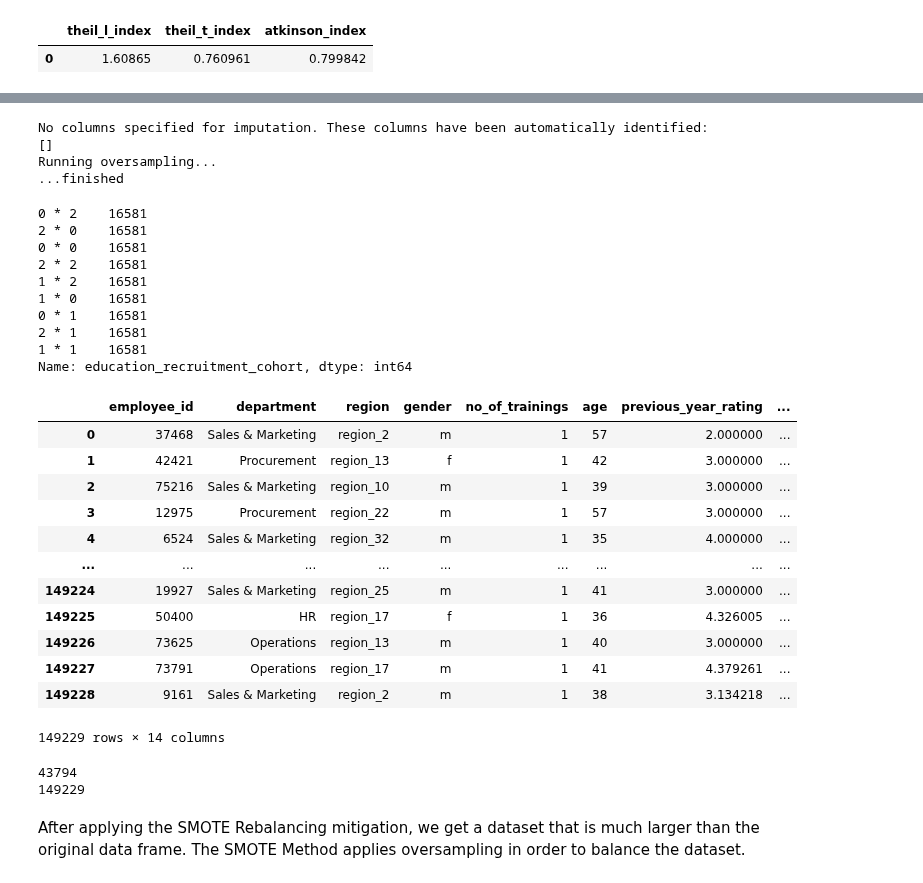
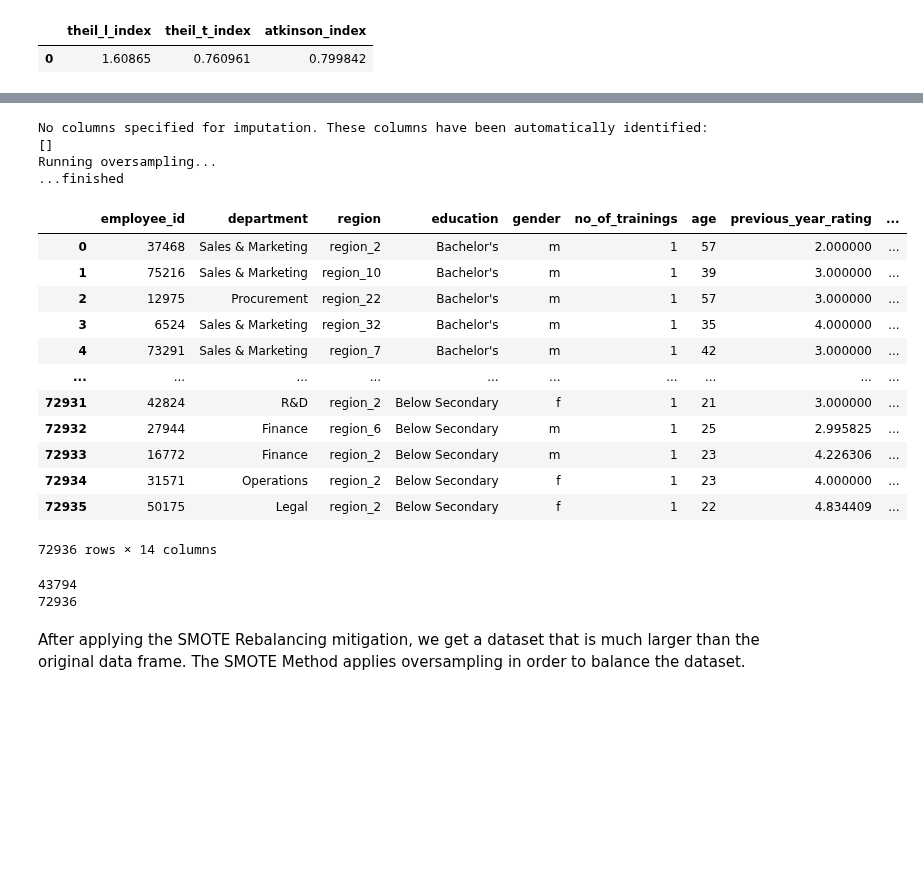
Before and after one commit to microsoft/responsible-ai-toolbox-mitigations, a Jupyter notebook: notebooks/data_balance_e2e.ipynb, the cells around one changed output, grey strips where cells are left out. Drawn from its saved outputs; the diff is of its cells as text; code cells hidden in the pictures; blank space fills up the shorter version.

```diff
--- a/notebooks/data_balance_e2e.ipynb
+++ b/notebooks/data_balance_e2e.ipynb
@@ -334,23 +292,0 @@ Name: education_recruitment_cohort, dtype: int64
-# %%
-rebalance = dp.Rebalance(
-				df=train_df2,
-				rebalance_col='education_recruitment_cohort',
-				k_neighbors=4
-			)
-smote_df = rebalance.fit_resample()
-smote_df['education_recruitment_cohort'].value_counts()
-# %% [output]
-No columns specified for imputation. These columns have been automatically identified:
-[]
-Running oversampling...
-...finished
-0 * 2    16581
-2 * 0    16581
-0 * 0    16581
-2 * 2    16581
-1 * 2    16581
-1 * 0    16581
-0 * 1    16581
-2 * 1    16581
-1 * 1    16581
-Name: education_recruitment_cohort, dtype: int64
@@ -361,26 +293,39 @@ smote_df = smote_df.drop(["education_recruitment_cohort"], axis=1)
-# %%
-smote_df = encoder.inverse_transform(smote_df)
-smote_df
-# %% [output]
-|  | employee_id | department | region | gender | no_of_trainings | age | previous_year_rating | ... |
-| 0 | 37468 | Sales & Marketing | region_2 | m | 1 | 57 | 2.000000 | ... |
-| 1 | 42421 | Procurement | region_13 | f | 1 | 42 | 3.000000 | ... |
-| 2 | 75216 | Sales & Marketing | region_10 | m | 1 | 39 | 3.000000 | ... |
-| 3 | 12975 | Procurement | region_22 | m | 1 | 57 | 3.000000 | ... |
-| 4 | 6524 | Sales & Marketing | region_32 | m | 1 | 35 | 4.000000 | ... |
-| ... | ... | ... | ... | ... | ... | ... | ... | ... |
-| 149224 | 19927 | Sales & Marketing | region_25 | m | 1 | 41 | 3.000000 | ... |
-| 149225 | 50400 | HR | region_17 | f | 1 | 36 | 4.326005 | ... |
-| 149226 | 73625 | Operations | region_13 | m | 1 | 40 | 3.000000 | ... |
-| 149227 | 73791 | Operations | region_17 | m | 1 | 41 | 4.379261 | ... |
-| 149228 | 9161 | Sales & Marketing | region_2 | m | 1 | 38 | 3.134218 | ... |
-149229 rows × 14 columns
+# %%
+# start by encoding the categorical data
+encoder = dp.EncoderOrdinal(col_encode=categorical_cols)
+train_df2 = train_df.copy()
+encoder.fit(train_df2)
+train_df2 = encoder.transform(train_df2)
+
+rebalance = dp.Rebalance(k_neighbors=4)
+smote_df = rebalance.fit_resample(df=train_df2, rebalance_col='recruitment_channel', cohorts=['education'])
+
+smote_df = encoder.inverse_transform(smote_df)
+smote_df
+# %% [output]
+No columns specified for imputation. These columns have been automatically identified:
+[]
+Running oversampling...
+...finished
+|  | employee_id | department | region | education | gender | no_of_trainings | age | previous_year_rating | ... |
+| 0 | 37468 | Sales & Marketing | region_2 | Bachelor's | m | 1 | 57 | 2.000000 | ... |
+| 1 | 75216 | Sales & Marketing | region_10 | Bachelor's | m | 1 | 39 | 3.000000 | ... |
+| 2 | 12975 | Procurement | region_22 | Bachelor's | m | 1 | 57 | 3.000000 | ... |
+| 3 | 6524 | Sales & Marketing | region_32 | Bachelor's | m | 1 | 35 | 4.000000 | ... |
+| 4 | 73291 | Sales & Marketing | region_7 | Bachelor's | m | 1 | 42 | 3.000000 | ... |
+| ... | ... | ... | ... | ... | ... | ... | ... | ... | ... |
+| 72931 | 42824 | R&D | region_2 | Below Secondary | f | 1 | 21 | 3.000000 | ... |
+| 72932 | 27944 | Finance | region_6 | Below Secondary | m | 1 | 25 | 2.995825 | ... |
+| 72933 | 16772 | Finance | region_2 | Below Secondary | m | 1 | 23 | 4.226306 | ... |
+| 72934 | 31571 | Operations | region_2 | Below Secondary | f | 1 | 23 | 4.000000 | ... |
+| 72935 | 50175 | Legal | region_2 | Below Secondary | f | 1 | 22 | 4.834409 | ... |
+72936 rows × 14 columns
 # %%
 print(x_train.shape[0])
 print(smote_df.shape[0])
 # %% [output]
 43794
-149229
+72936
 # %% [markdown]
 After applying the SMOTE Rebalancing mitigation, we get a dataset that is much larger than the original data frame. The SMOTE Method applies oversampling in order to balance the dataset.
 # %% [markdown]
```
Also changed, not shown: parts of 11 cells of this notebook, 10 other files.
